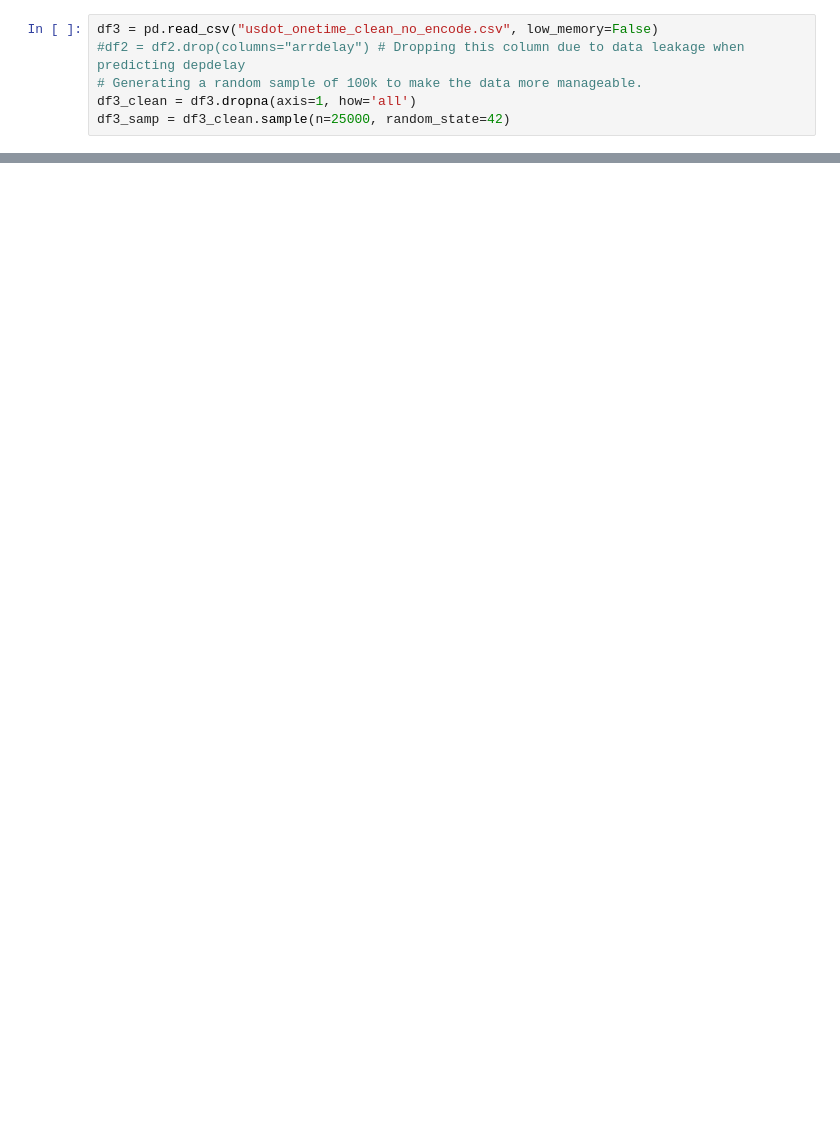
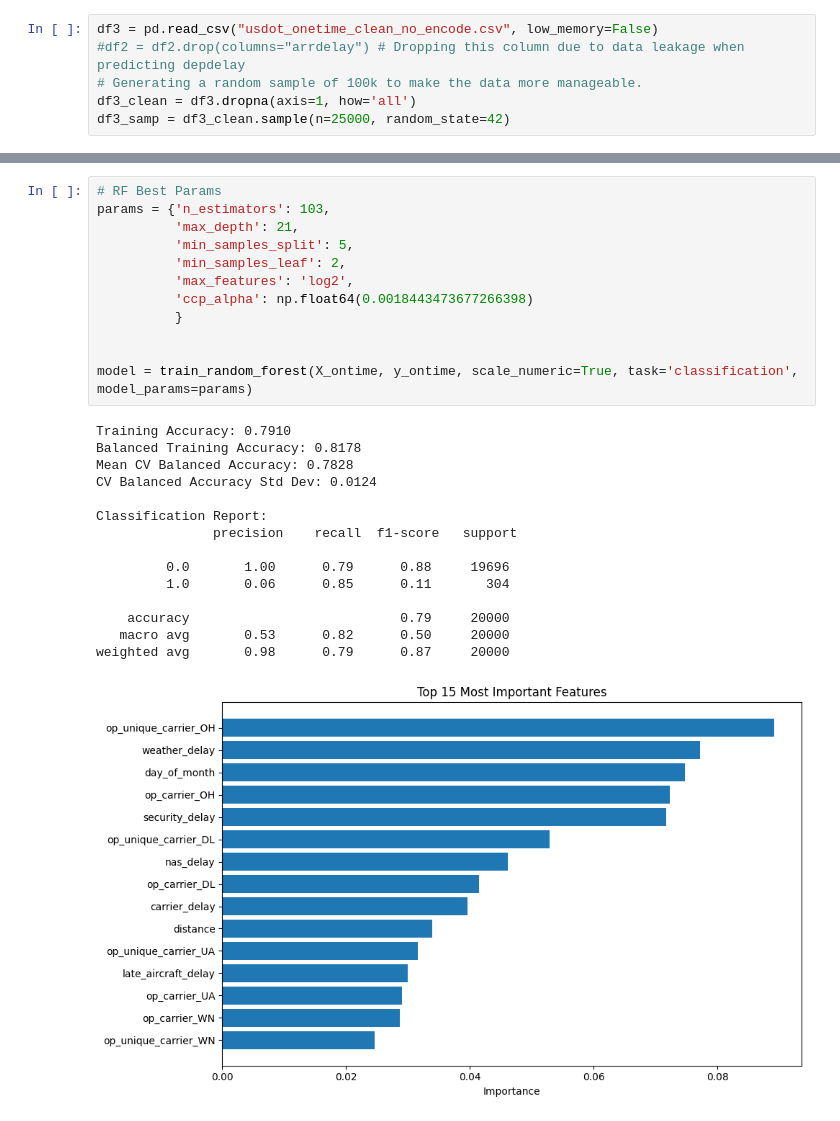
Before and after one commit to tbrantinghamBU/699-Personal, a Jupyter notebook: OMDS-ModB2-Week11-Brantingham-Tyler.ipynb, the cells around one changed output, grey strips where cells are left out. Cells and saved outputs as stored; diff of their text form; blank space fills up the shorter version.

```diff
--- a/OMDS-ModB2-Week11-Brantingham-Tyler.ipynb
+++ b/OMDS-ModB2-Week11-Brantingham-Tyler.ipynb
@@ -489,0 +739,28 @@ best_model_range_ontime, search_log_range_ontime = random_search_random_forest(X
+# %%
+# RF Best Params
+params = {'n_estimators': 103,
+          'max_depth': 21,
+          'min_samples_split': 5,
+          'min_samples_leaf': 2,
+          'max_features': 'log2',
+          'ccp_alpha': np.float64(0.0018443473677266398)
+          }
+
+
+model = train_random_forest(X_ontime, y_ontime, scale_numeric=True, task='classification', model_params=params)
+# %% [output]
+Training Accuracy: 0.7910
+Balanced Training Accuracy: 0.8178
+Mean CV Balanced Accuracy: 0.7828
+CV Balanced Accuracy Std Dev: 0.0124
+
+Classification Report:
+               precision    recall  f1-score   support
+
+         0.0       1.00      0.79      0.88     19696
+         1.0       0.06      0.85      0.11       304
+
+    accuracy                           0.79     20000
+   macro avg       0.53      0.82      0.50     20000
+weighted avg       0.98      0.79      0.87     20000
+[figure, added]
```
Also changed, not shown: parts of 17 cells of this notebook.
